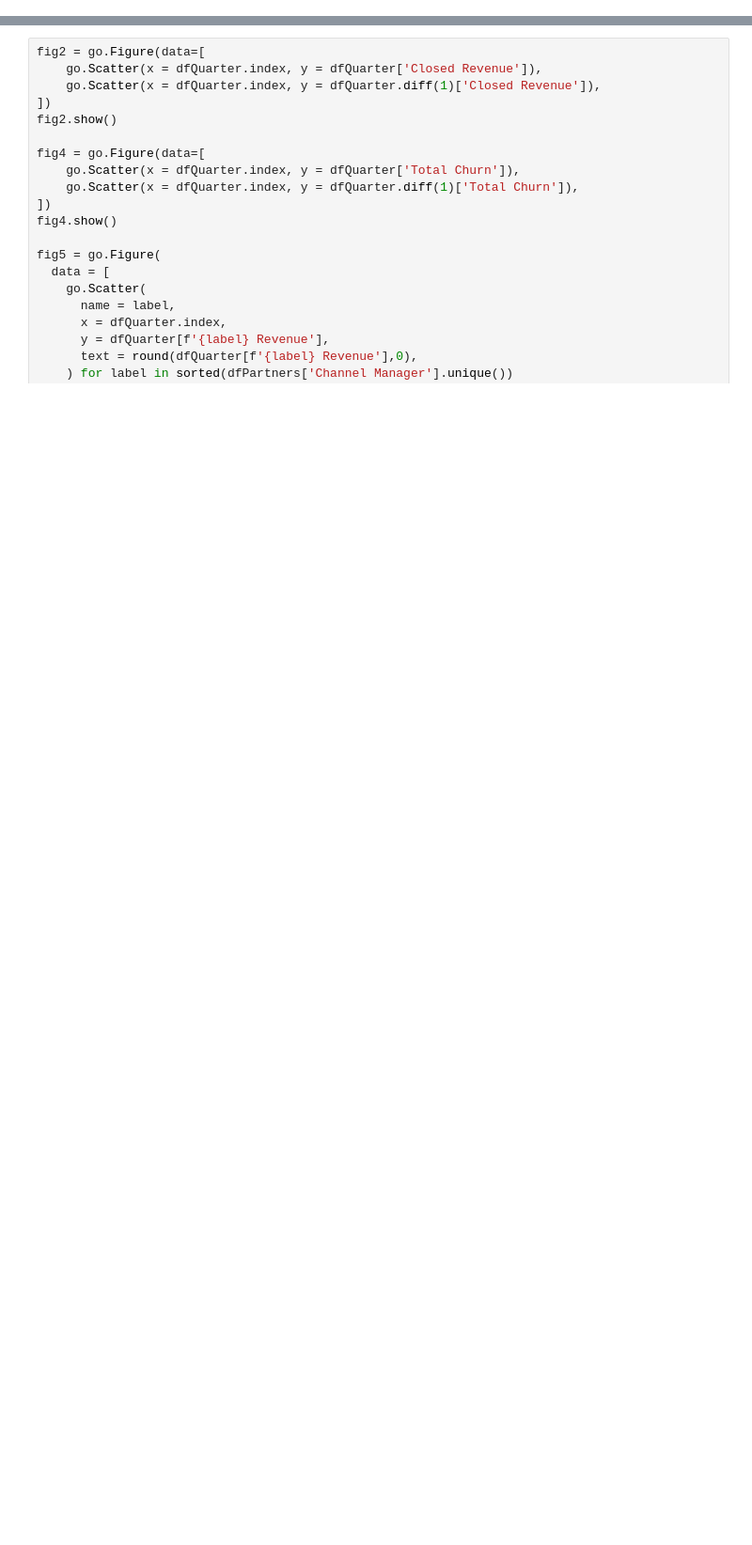
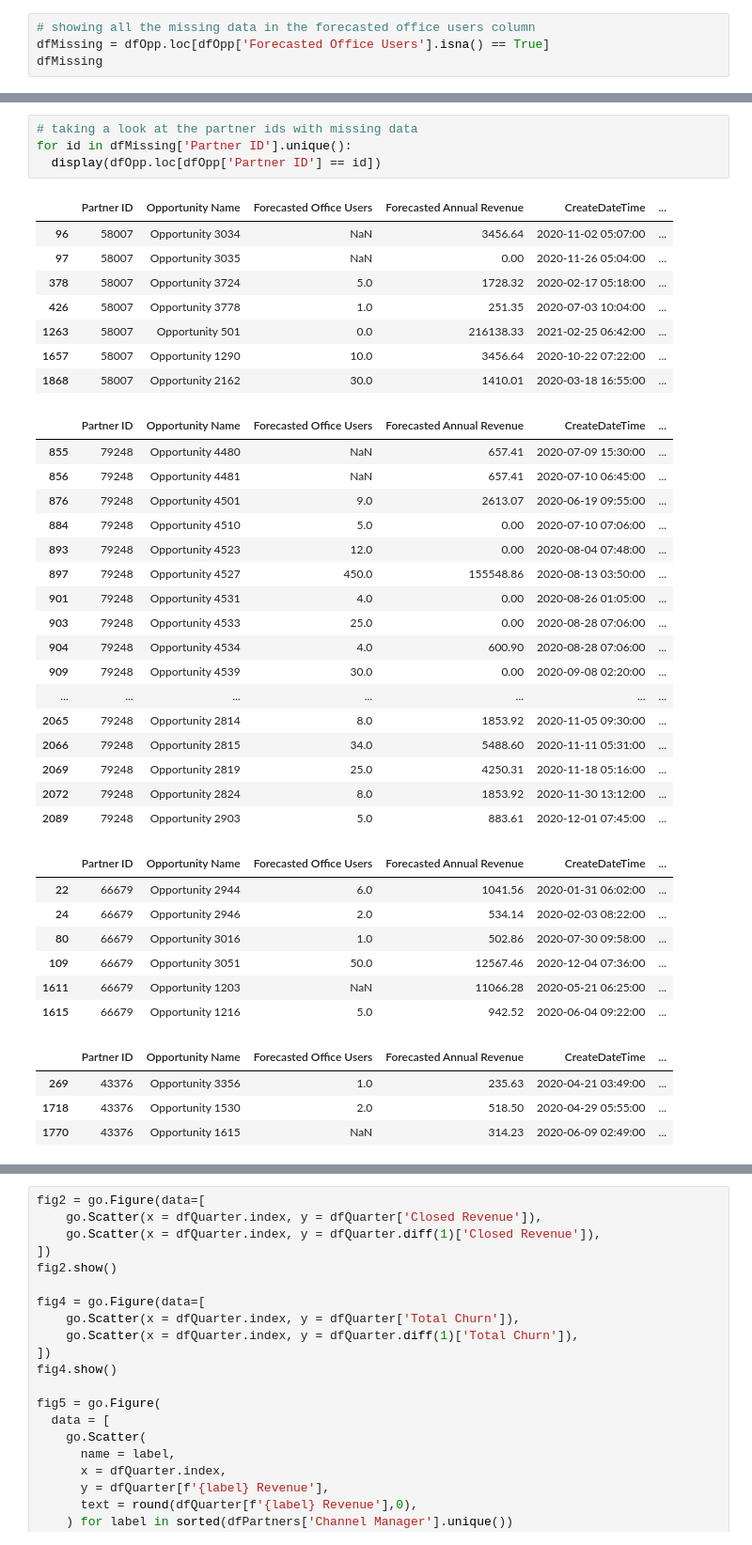
Before and after one commit to minthammock-development/Technical-Assignments, a Jupyter notebook: RingCentral/RingCentral_Workbook.ipynb, the cells around one changed output, grey strips where cells are left out. Shown at 94% size. Cells and saved outputs as stored; diff of their text form; blank space fills up the shorter version.

```diff
--- a/RingCentral/RingCentral_Workbook.ipynb
+++ b/RingCentral/RingCentral_Workbook.ipynb
@@ -422,0 +134,4 @@ fig3.show()
+# %%
+# showing all the missing data in the forecasted office users column
+dfMissing = dfOpp.loc[dfOpp['Forecasted Office Users'].isna() == True]
+dfMissing
@@ -422,0 +148,41 @@ fig3.show()
+# %%
+# taking a look at the partner ids with missing data
+for id in dfMissing['Partner ID'].unique():
+  display(dfOpp.loc[dfOpp['Partner ID'] == id])
+# %% [output]
+|  | Partner ID | Opportunity Name | Forecasted Office Users | Forecasted Annual Revenue | CreateDateTime | ... |
+| 96 | 58007 | Opportunity 3034 | NaN | 3456.64 | 2020-11-02 05:07:00 | ... |
+| 97 | 58007 | Opportunity 3035 | NaN | 0.00 | 2020-11-26 05:04:00 | ... |
+| 378 | 58007 | Opportunity 3724 | 5.0 | 1728.32 | 2020-02-17 05:18:00 | ... |
+| 426 | 58007 | Opportunity 3778 | 1.0 | 251.35 | 2020-07-03 10:04:00 | ... |
+| 1263 | 58007 | Opportunity 501 | 0.0 | 216138.33 | 2021-02-25 06:42:00 | ... |
+| 1657 | 58007 | Opportunity 1290 | 10.0 | 3456.64 | 2020-10-22 07:22:00 | ... |
+| 1868 | 58007 | Opportunity 2162 | 30.0 | 1410.01 | 2020-03-18 16:55:00 | ... |
+|  | Partner ID | Opportunity Name | Forecasted Office Users | Forecasted Annual Revenue | CreateDateTime | ... |
+| 855 | 79248 | Opportunity 4480 | NaN | 657.41 | 2020-07-09 15:30:00 | ... |
+| 856 | 79248 | Opportunity 4481 | NaN | 657.41 | 2020-07-10 06:45:00 | ... |
+| 876 | 79248 | Opportunity 4501 | 9.0 | 2613.07 | 2020-06-19 09:55:00 | ... |
+| 884 | 79248 | Opportunity 4510 | 5.0 | 0.00 | 2020-07-10 07:06:00 | ... |
+| 893 | 79248 | Opportunity 4523 | 12.0 | 0.00 | 2020-08-04 07:48:00 | ... |
+| 897 | 79248 | Opportunity 4527 | 450.0 | 155548.86 | 2020-08-13 03:50:00 | ... |
+| 901 | 79248 | Opportunity 4531 | 4.0 | 0.00 | 2020-08-26 01:05:00 | ... |
+| 903 | 79248 | Opportunity 4533 | 25.0 | 0.00 | 2020-08-28 07:06:00 | ... |
+| 904 | 79248 | Opportunity 4534 | 4.0 | 600.90 | 2020-08-28 07:06:00 | ... |
+| 909 | 79248 | Opportunity 4539 | 30.0 | 0.00 | 2020-09-08 02:20:00 | ... |
+| ... | ... | ... | ... | ... | ... | ... |
+| 2065 | 79248 | Opportunity 2814 | 8.0 | 1853.92 | 2020-11-05 09:30:00 | ... |
+| 2066 | 79248 | Opportunity 2815 | 34.0 | 5488.60 | 2020-11-11 05:31:00 | ... |
+| 2069 | 79248 | Opportunity 2819 | 25.0 | 4250.31 | 2020-11-18 05:16:00 | ... |
+| 2072 | 79248 | Opportunity 2824 | 8.0 | 1853.92 | 2020-11-30 13:12:00 | ... |
+| 2089 | 79248 | Opportunity 2903 | 5.0 | 883.61 | 2020-12-01 07:45:00 | ... |
+|  | Partner ID | Opportunity Name | Forecasted Office Users | Forecasted Annual Revenue | CreateDateTime | ... |
+| 22 | 66679 | Opportunity 2944 | 6.0 | 1041.56 | 2020-01-31 06:02:00 | ... |
+| 24 | 66679 | Opportunity 2946 | 2.0 | 534.14 | 2020-02-03 08:22:00 | ... |
+| 80 | 66679 | Opportunity 3016 | 1.0 | 502.86 | 2020-07-30 09:58:00 | ... |
+| 109 | 66679 | Opportunity 3051 | 50.0 | 12567.46 | 2020-12-04 07:36:00 | ... |
+| 1611 | 66679 | Opportunity 1203 | NaN | 11066.28 | 2020-05-21 06:25:00 | ... |
+| 1615 | 66679 | Opportunity 1216 | 5.0 | 942.52 | 2020-06-04 09:22:00 | ... |
+|  | Partner ID | Opportunity Name | Forecasted Office Users | Forecasted Annual Revenue | CreateDateTime | ... |
+| 269 | 43376 | Opportunity 3356 | 1.0 | 235.63 | 2020-04-21 03:49:00 | ... |
+| 1718 | 43376 | Opportunity 1530 | 2.0 | 518.50 | 2020-04-29 05:55:00 | ... |
+| 1770 | 43376 | Opportunity 1615 | NaN | 314.23 | 2020-06-09 02:49:00 | ... |
```
Also changed, not shown: parts of 73 cells of this notebook, 2 other files.
